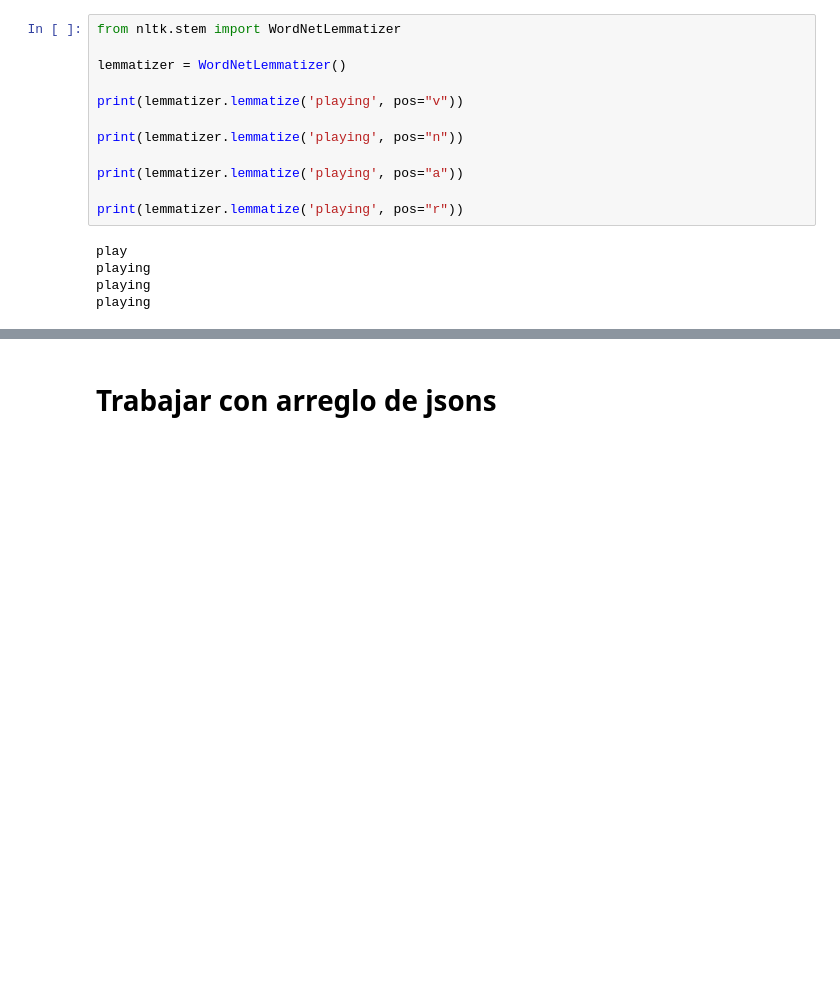
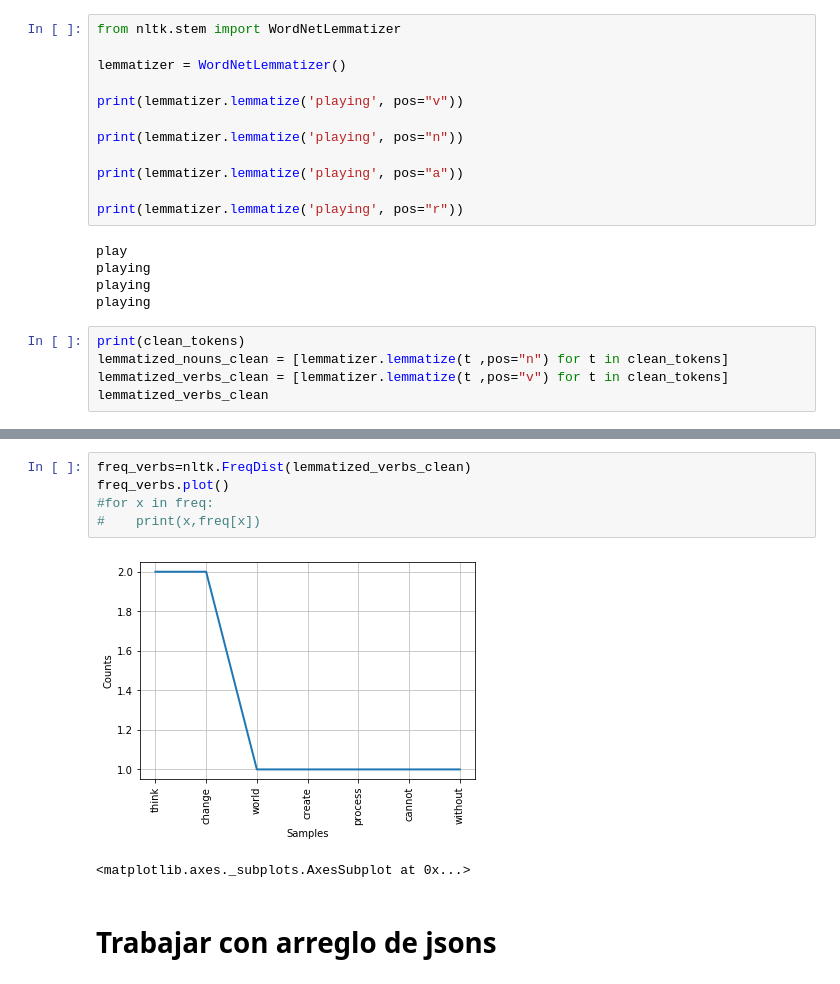
Before and after one commit to raet-94/nltk_1, a Jupyter notebook: nltk.ipynb, the cells around one changed output, grey strips where cells are left out. Cells and saved outputs as stored; diff of their text form; blank space fills up the shorter version.

```diff
--- a/nltk.ipynb
+++ b/nltk.ipynb
@@ -97,3 +122,8 @@ play
 playing
 playing
 playing
+# %%
+print(clean_tokens)
+lemmatized_nouns_clean = [lemmatizer.lemmatize(t ,pos="n") for t in clean_tokens]
+lemmatized_verbs_clean = [lemmatizer.lemmatize(t ,pos="v") for t in clean_tokens]
+lemmatized_verbs_clean
@@ -100,3 +141,11 @@ playing
+# %%
+freq_verbs=nltk.FreqDist(lemmatized_verbs_clean)
+freq_verbs.plot()
+#for x in freq:
+#    print(x,freq[x])
+# %% [output]
+[figure, added]
+<matplotlib.axes._subplots.AxesSubplot at 0x...>
 # %% [markdown]
 # Trabajar con arreglo de jsons
 # %%
```
Also changed, not shown: parts of 12 cells of this notebook.
